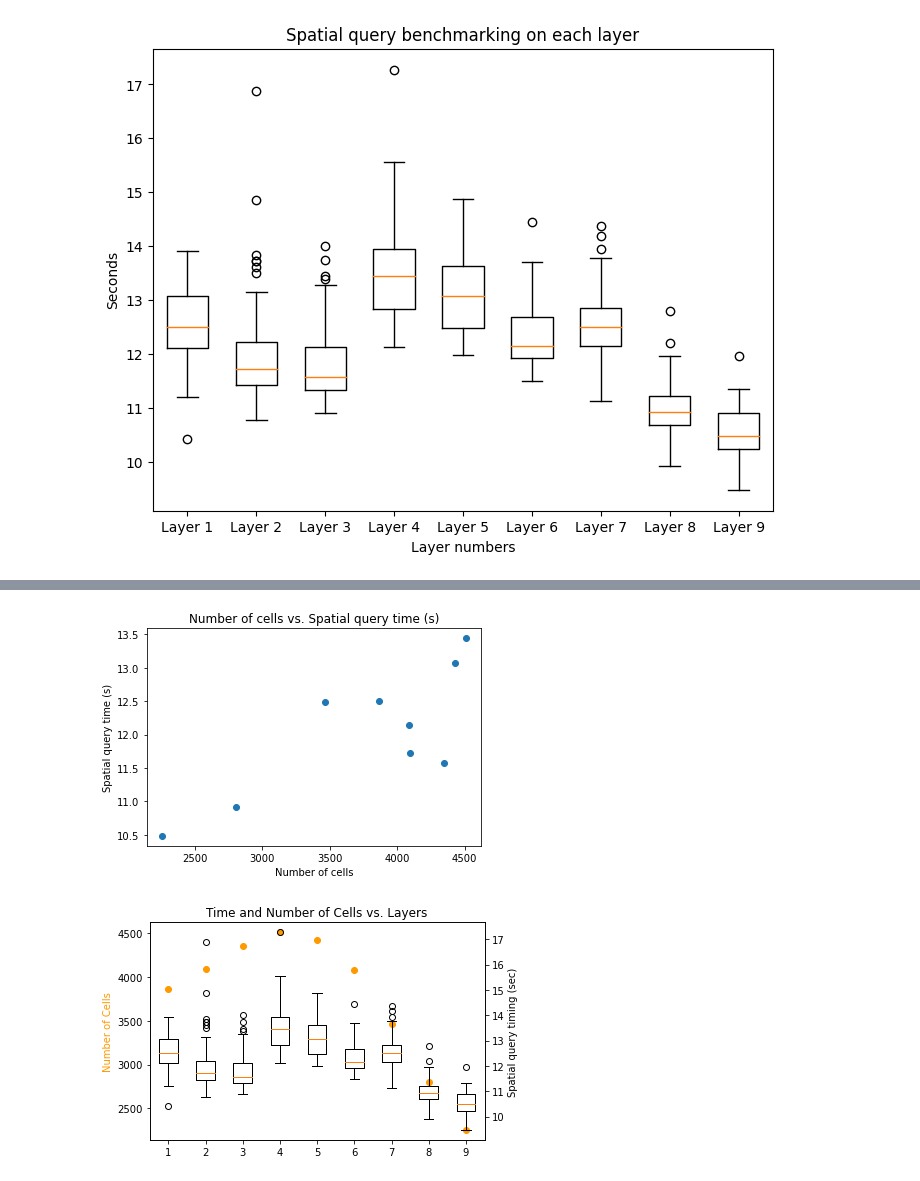
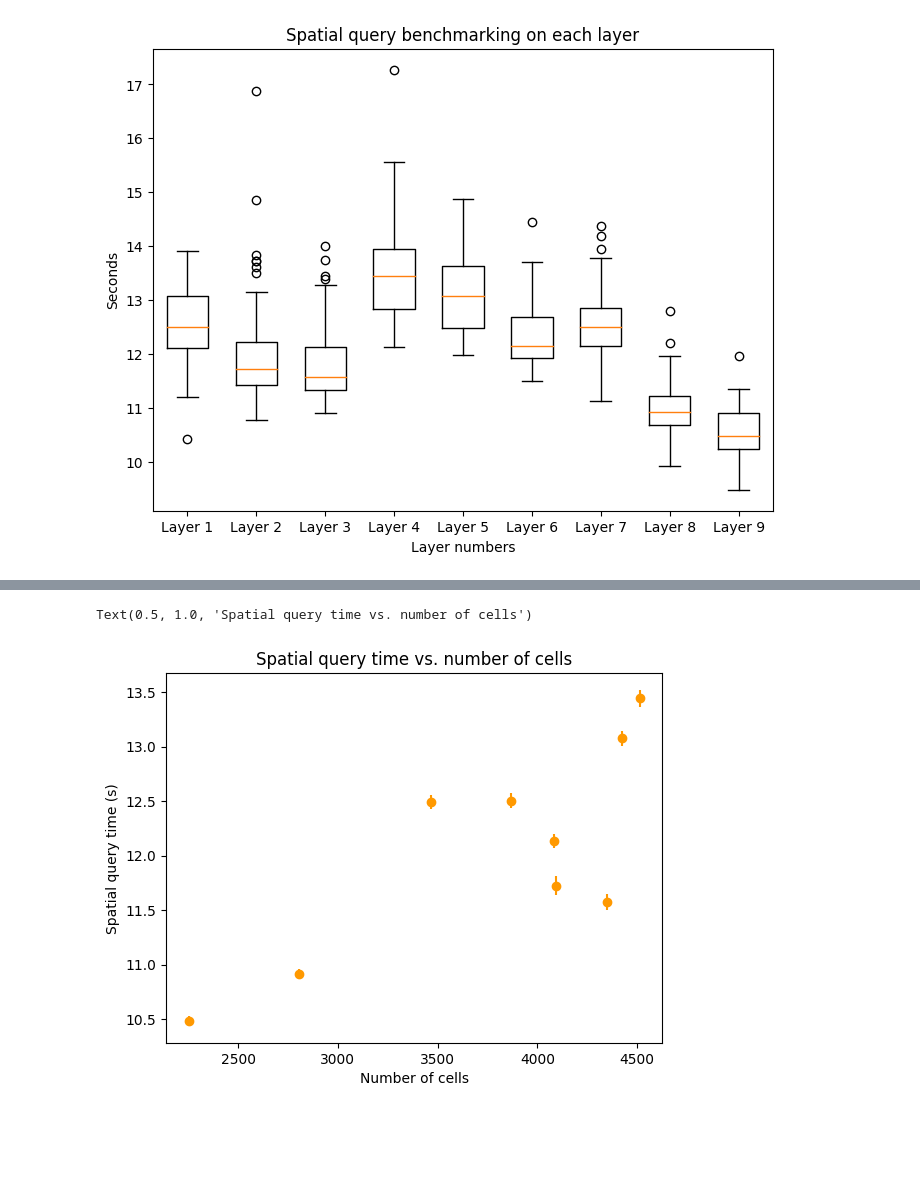
Before and after one commit to ccb-hms/hmc-clinic-2022-23, a Jupyter notebook: assignment_5/Notebooks/benchmarking.ipynb, the cells around one changed output, grey strips where cells are left out. Saved outputs shown, nothing was run; the diff lists cells and outputs as text; code cells hidden in the pictures; blank space fills up the shorter version.

```diff
--- a/assignment_5/Notebooks/benchmarking.ipynb
+++ b/assignment_5/Notebooks/benchmarking.ipynb
@@ -237,50 +257,8 @@ Text(0.5, 1.0, 'Number of molecules vs. Spatial query time (s)')
 # %%
-plt.scatter(num_cells, median_times, marker='o');
+plt.errorbar(num_cells, ydata, yerr, fmt="o", color="#ff9900ff", label="spatial query time");
 plt.xlabel("Number of cells");
 plt.ylabel("Spatial query time (s)");
-plt.title("Number of cells vs. Spatial query time (s)");
+plt.title("Spatial query time vs. number of cells")
 # %% [output]
+Text(0.5, 1.0, 'Spatial query time vs. number of cells')
-[figure, old version]
+[figure, new version]
-# %%
-import matplotlib.pyplot as plt
-import numpy as np
-
-# Generate some sample data
-data = time_stats
-x = np.arange(1, 10)
-
-# Create figure and axis objects
-fig, ax1 = plt.subplots()
-
-# Create a twin axis object
-ax2 = ax1.twinx()
-
-# Plot data on each axis
-
-# ax2.plot(x, [np.mean(d) for d in data], 'ro-')
-num_cells = np.array([3866,
-                    4095,
-                    4351,
-                    4512,
-                    4426,
-                    4085,
-                    3467,
-                    2806,
-                    2253])
-
-ax1.scatter(x, num_cells, alpha=1, color='#ff9900ff', marker='o')
-ax2.boxplot(data, labels=x)
-# ax2.plot(x, num_molecules, 'bo-')
-
-# Set labels and titles
-ax1.set_ylabel('Number of Cells', color='#ff9900ff')
-ax2.set_xlabel('Layer number')
-ax2.set_ylabel('Spatial query timing (sec)')
-
-plt.title("Time and Number of Cells vs. Layers");
-plt.savefig('boxplot1.pdf', format="pdf", bbox_inches='tight');
-
-# Show the plot
-plt.show();
-# %% [output]
-[figure, old version]
```
Also changed, not shown: parts of 29 cells of this notebook, 17 other files.
